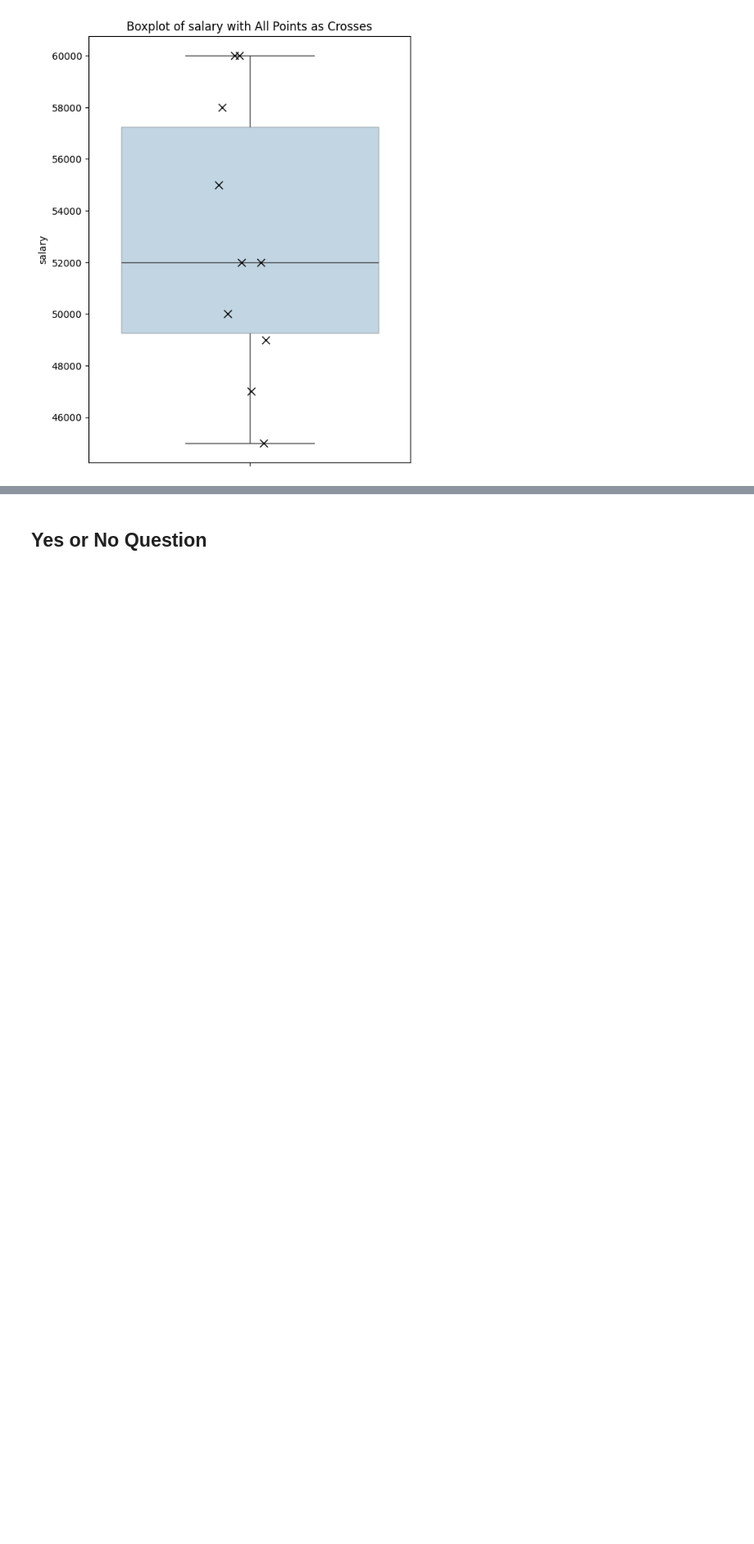
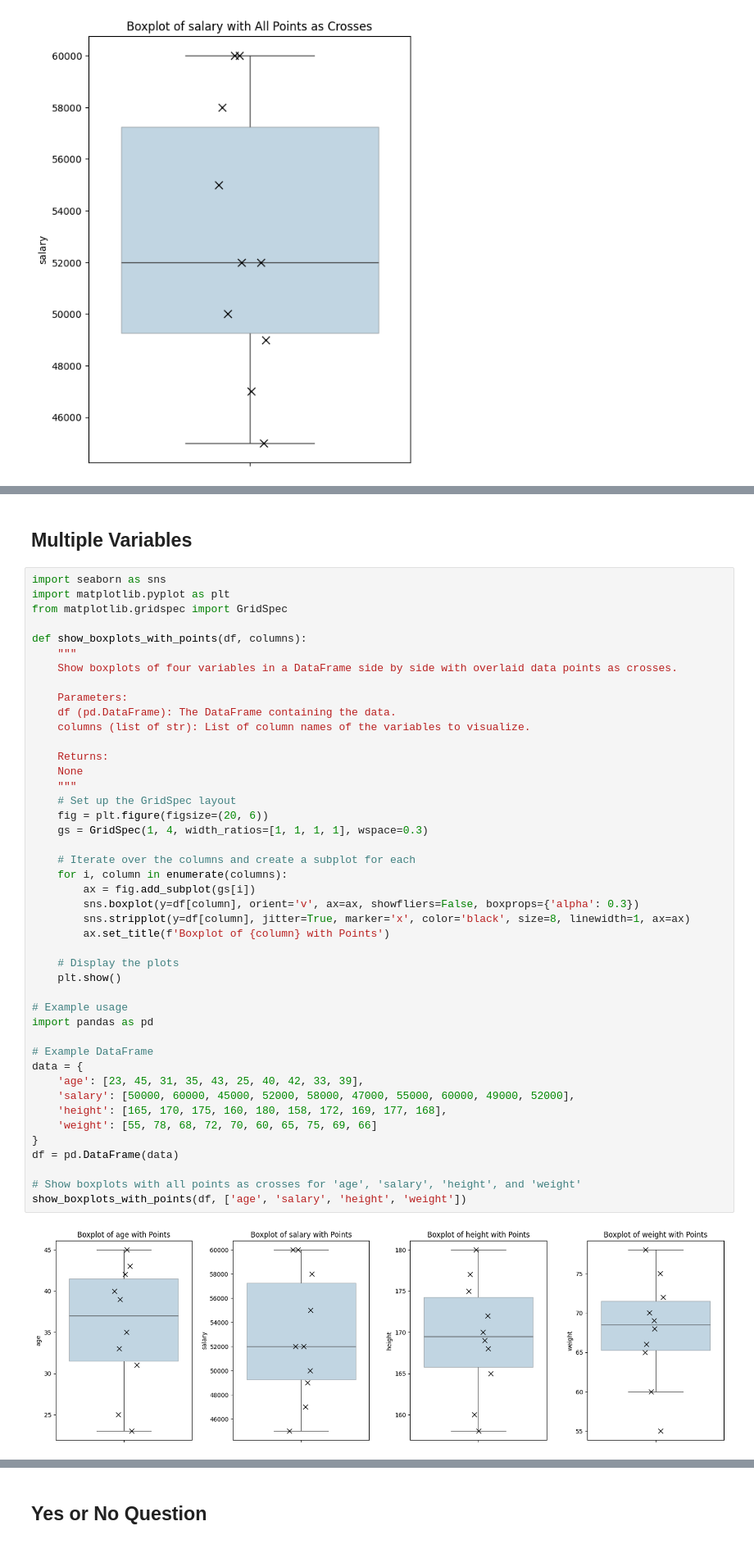
Before and after one commit to ui-fankfurt/bloomberg-academy, a Jupyter notebook: bloomberg.ipynb, the cells around one changed output, grey strips where cells are left out. Shown at 82% size. Cells and saved outputs as stored; diff of their text form; blank space fills up the shorter version.

```diff
--- a/bloomberg.ipynb
+++ b/bloomberg.ipynb
@@ -120,0 +199,48 @@ plot_age_by_location(df)
+# %% [markdown]
+## Multiple Variables
+# %%
+import seaborn as sns
+import matplotlib.pyplot as plt
+from matplotlib.gridspec import GridSpec
+
+def show_boxplots_with_points(df, columns):
+    """
+    Show boxplots of four variables in a DataFrame side by side with overlaid data points as crosses.
+
+    Parameters:
+    df (pd.DataFrame): The DataFrame containing the data.
+    columns (list of str): List of column names of the variables to visualize.
+
+    Returns:
+    None
+    """
+    # Set up the GridSpec layout
+    fig = plt.figure(figsize=(20, 6))
+    gs = GridSpec(1, 4, width_ratios=[1, 1, 1, 1], wspace=0.3)
+
+    # Iterate over the columns and create a subplot for each
+    for i, column in enumerate(columns):
+        ax = fig.add_subplot(gs[i])
+        sns.boxplot(y=df[column], orient='v', ax=ax, showfliers=False, boxprops={'alpha': 0.3})
+        sns.stripplot(y=df[column], jitter=True, marker='x', color='black', size=8, linewidth=1, ax=ax)
+        ax.set_title(f'Boxplot of {column} with Points')
+
+    # Display the plots
+    plt.show()
+
+# Example usage
+import pandas as pd
+
+# Example DataFrame
+data = {
+    'age': [23, 45, 31, 35, 43, 25, 40, 42, 33, 39],
+    'salary': [50000, 60000, 45000, 52000, 58000, 47000, 55000, 60000, 49000, 52000],
+    'height': [165, 170, 175, 160, 180, 158, 172, 169, 177, 168],
+    'weight': [55, 78, 68, 72, 70, 60, 65, 75, 69, 66]
+}
+df = pd.DataFrame(data)
+
+# Show boxplots with all points as crosses for 'age', 'salary', 'height', and 'weight'
+show_boxplots_with_points(df, ['age', 'salary', 'height', 'weight'])
+# %% [output]
+[figure, added]
```
Also changed, not shown: parts of 11 cells of this notebook.
